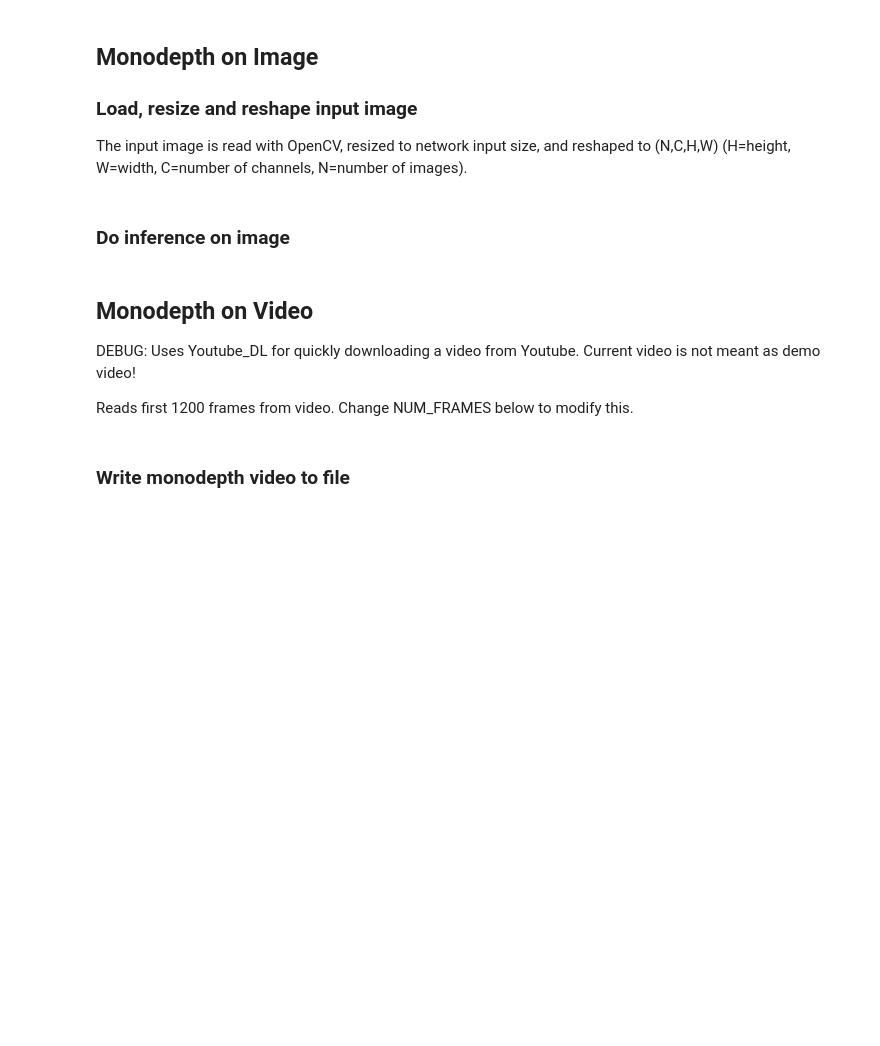
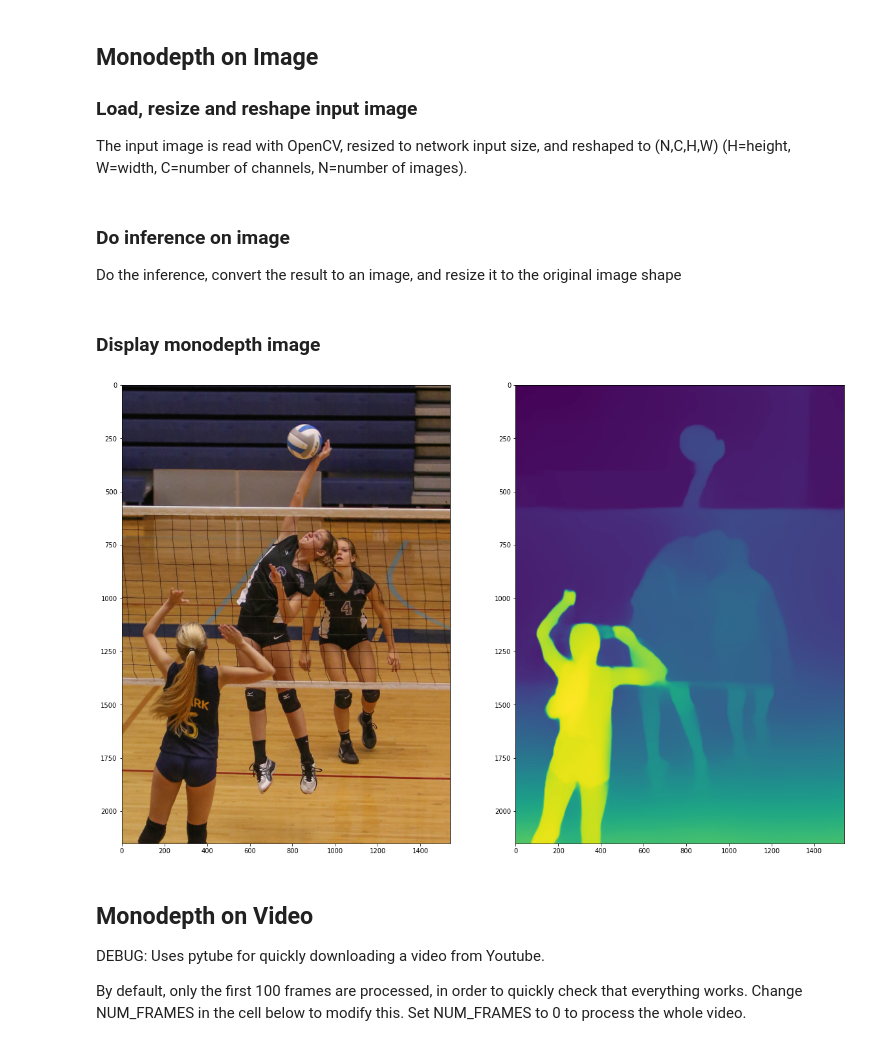
Before and after one commit to raymondlo84/openvino-notebooks, a Jupyter notebook: 201-vision-monocular-depth-estimation/201-vision-monocular-depth-estimation.ipynb, the cells around one changed output. Saved outputs shown, nothing was run; the diff lists cells and outputs as text; code cells hidden in the pictures; blank space fills up the shorter version.

Commit message:
Update Monodepth notebook to use IR model

```diff
--- a/201-vision-monocular-depth-estimation/201-vision-monocular-depth-estimation.ipynb
+++ b/201-vision-monocular-depth-estimation/201-vision-monocular-depth-estimation.ipynb
@@ -65,10 +108,13 @@ Load the model in Inference Engine with `ie.read_network` and load it to the spe
 # %%
 ie = IECore()
-net = ie.read_network(onnx_model_name)
+net = ie.read_network(str(model_xml_path), str(model_xml_path.with_suffix(".bin")))
 exec_net = ie.load_network(network=net, device_name="CPU")
 
 input_key = list(exec_net.input_info)[0]
 output_key = list(exec_net.outputs.keys())[0]
+
+network_input_shape = exec_net.input_info[input_key].tensor_desc.dims
+network_image_height, network_image_width = network_input_shape[2:]
 # %% [markdown]
 ## Monodepth on Image
 
@@ -78,31 +124,32 @@ The input image is read with OpenCV, resized to network input size, and reshaped
 # %%
 # Download and load an image
 # Image source: https://storage.googleapis.com/openimages/web/visualizer/index.html?set=train&type=segmentation&r=false&c=%2Fm%2F02rgn06&id=470c2f96cb938855
-image_url = r"https://farm6.staticflickr.com/3880/15127053318_be969c3a58_o.jpg"
-urllib.request.urlretrieve(image_url, "image.jpg")
+IMAGE_URL = r"https://farm6.staticflickr.com/3880/15127053318_be969c3a58_o.jpg"
 
-
-image = cv2.imread("image.jpg")[:, :, (2, 1, 0)]  # (2,1,0) changes the channels from BGR to RGB
-input_image = transform(image)
-input_image.shape
+image = load_image(IMAGE_URL)
+resized_image = cv2.resize(image, (network_image_height, network_image_width))  # resize to input shape for network
+input_image = np.expand_dims(np.transpose(resized_image, (2, 0, 1)), 0)  # reshape image to network input shape NCHW
-# %%
-# reshape the network to the image size
-net.reshape({input_key: input_image.shape})
-exec_net = ie.load_network(network=net, device_name=device)
-# %% [markdown]
-### Do inference on image
+# %% [markdown]
+### Do inference on image
+
+Do the inference, convert the result to an image, and resize it to the original image shape
 # %%
-result = exec_net.infer(inputs={input_key: input_image})[output_key].squeeze(0)
-resized_result = cv2.resize(
-    result, image.shape[:2][::-1]
-)  # resize back to original image shape. cv2.resize expects shape in (width, height), [::-1] reverses the (height, width) shape to match this.
+result = exec_net.infer(inputs={input_key: input_image})[output_key]
+# convert network result of disparity map to an image that shows distance as colors
+result_image = convert_result_to_image(result)
+# resize back to original image shape. cv2.resize expects shape in (width, height), [::-1] reverses the (height, width) shape to match this.
+result_image = cv2.resize(result_image, image.shape[:2][::-1])
+# %% [markdown]
+### Display monodepth image
 # %%
-fig, ax = plt.subplots(1, 2, figsize=(30, 15))
-ax[0].imshow(image)
-ax[1].imshow(resized_result);
+fig, ax = plt.subplots(1, 2, figsize=(20, 15))
+ax[0].imshow(image[:, :, (2, 1, 0)])  # (2,1,0) converts the image from BGR to RGB
+ax[1].imshow(result_image);
+# %% [output]
+[figure, added]
 # %% [markdown]
 ## Monodepth on Video
 
-DEBUG: Uses Youtube_DL for quickly downloading a video from Youtube. Current video is not meant as demo video!
+DEBUG: Uses pytube for quickly downloading a video from Youtube.
 
-Reads first 1200 frames from video. Change NUM_FRAMES below to modify this.
+By default, only the first 100 frames are processed, in order to quickly check that everything works. Change NUM_FRAMES in the cell below to modify this. Set NUM_FRAMES to 0 to process the whole video.
@@ -154,2 +155,0 @@ print(f"{model_name} - latency: {duration/NUM_FRAMES:.2f} sec., fps: {NUM_FRAMES
-# %% [markdown]
-### Write monodepth video to file
```
Also changed, not shown: parts of 30 cells of this notebook, 6 other files.
